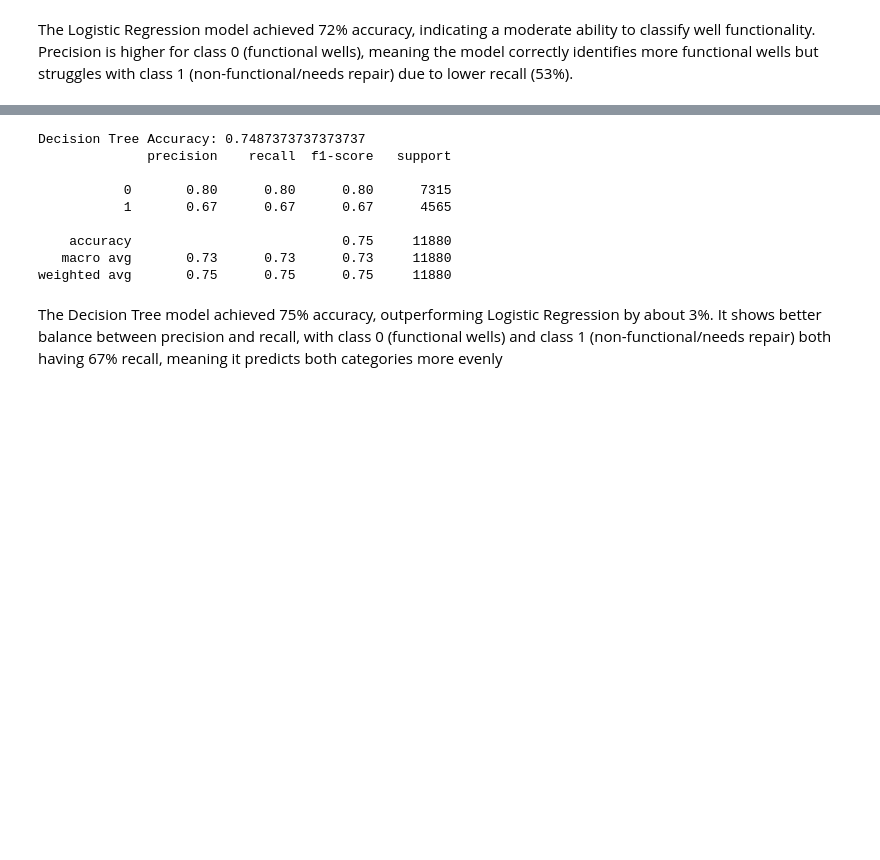
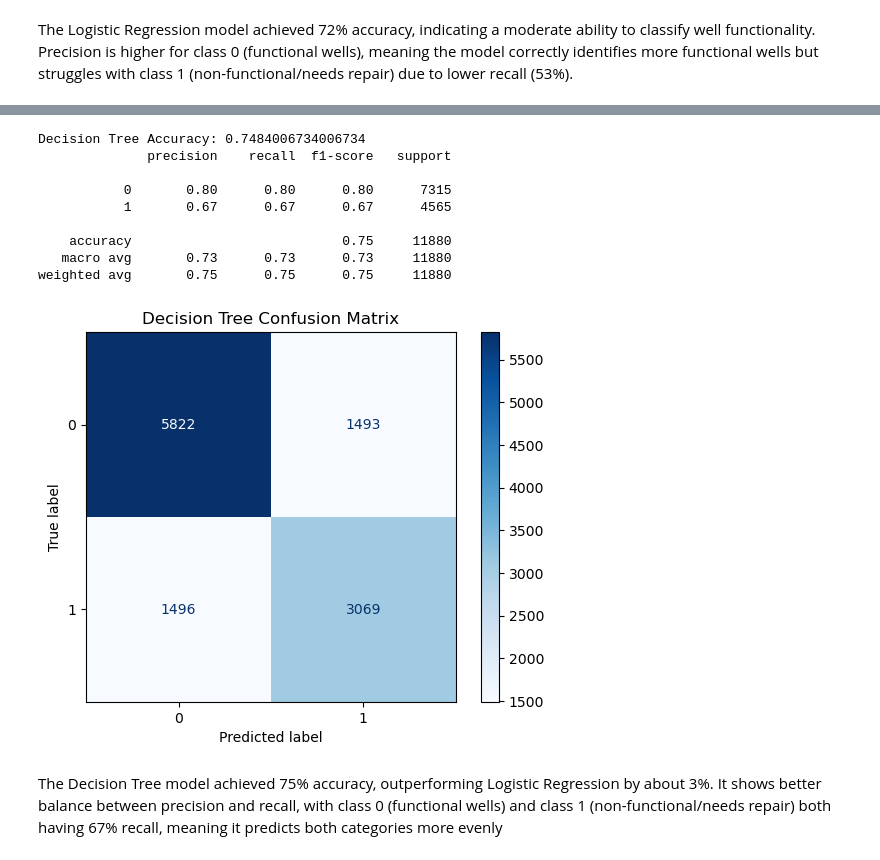
Before and after one commit to Lydia-byte-rgb/Tanzanian-Wells-Project-Phase-3, a Jupyter notebook: Phase_3_Project_.ipynb, the cells around one changed output, grey strips where cells are left out. Cells and saved outputs as stored; diff of their text form; code cells hidden in the pictures; blank space fills up the shorter version.

```diff
--- a/Phase_3_Project_.ipynb
+++ b/Phase_3_Project_.ipynb
@@ -639,19 +680,28 @@ these settings optimize the model's generalization ability, improving its predic
 # %%
 # Train Decision Tree
 decision_tree_model = DecisionTreeClassifier()
 decision_tree_model.fit(X_train_processed, y_train)
 y_pred = decision_tree_model.predict(X_val_processed)
 print("Decision Tree Accuracy:", accuracy_score(y_val, y_pred))
 print(classification_report(y_val, y_pred))
+
+# Plot Confusion Matrix
+cm = confusion_matrix(y_val, y_pred)
+disp = ConfusionMatrixDisplay(confusion_matrix=cm)
+disp.plot(cmap='Blues', values_format='d')
+
+plt.title("Decision Tree Confusion Matrix")
+plt.show()
 # %% [output]
-Decision Tree Accuracy: 0.7487373737373737
+Decision Tree Accuracy: 0.7484006734006734
               precision    recall  f1-score   support
 
            0       0.80      0.80      0.80      7315
            1       0.67      0.67      0.67      4565
 
     accuracy                           0.75     11880
    macro avg       0.73      0.73      0.73     11880
 weighted avg       0.75      0.75      0.75     11880
+[figure, added]
 # %% [markdown]
 The Decision Tree model achieved 75% accuracy, outperforming Logistic Regression by about 3%. It shows better balance between precision and recall, with class 0 (functional wells) and class 1 (non-functional/needs repair) both having 67% recall, meaning it predicts both categories more evenly
```
Also changed, not shown: parts of 55 cells of this notebook, 4 other files.
